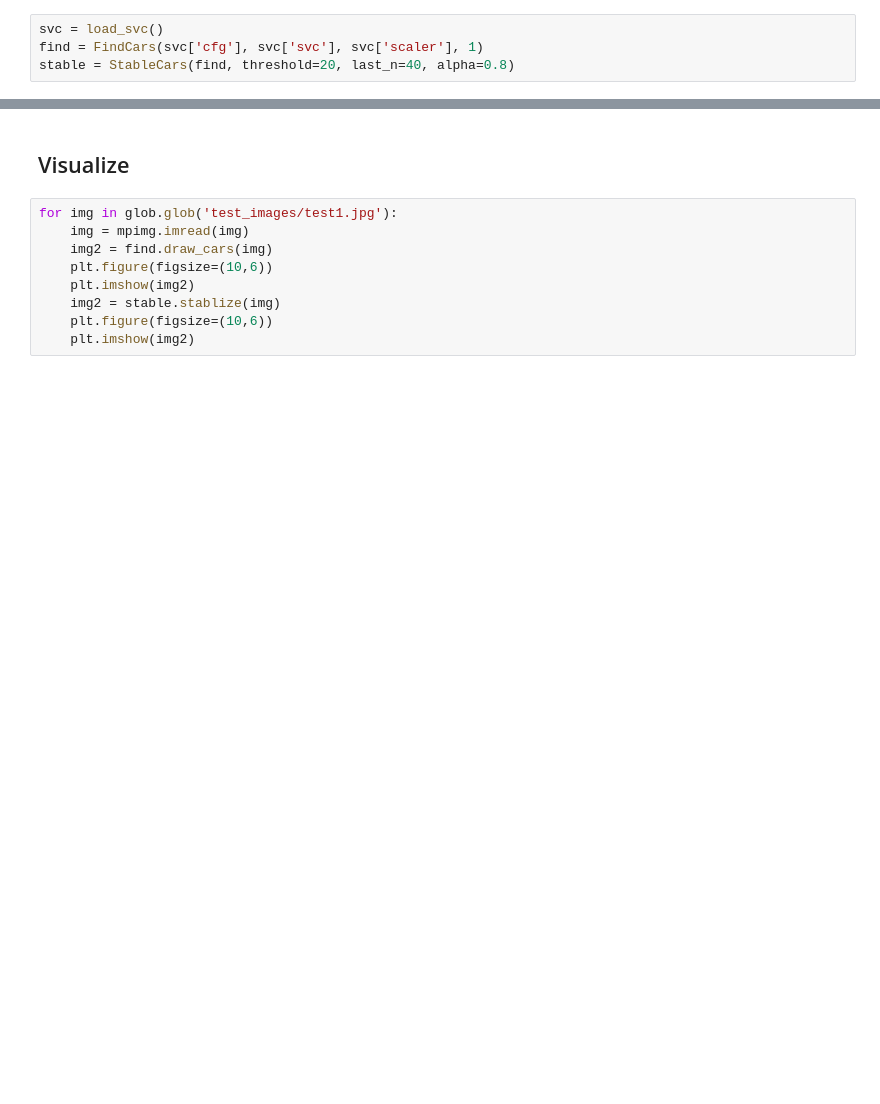
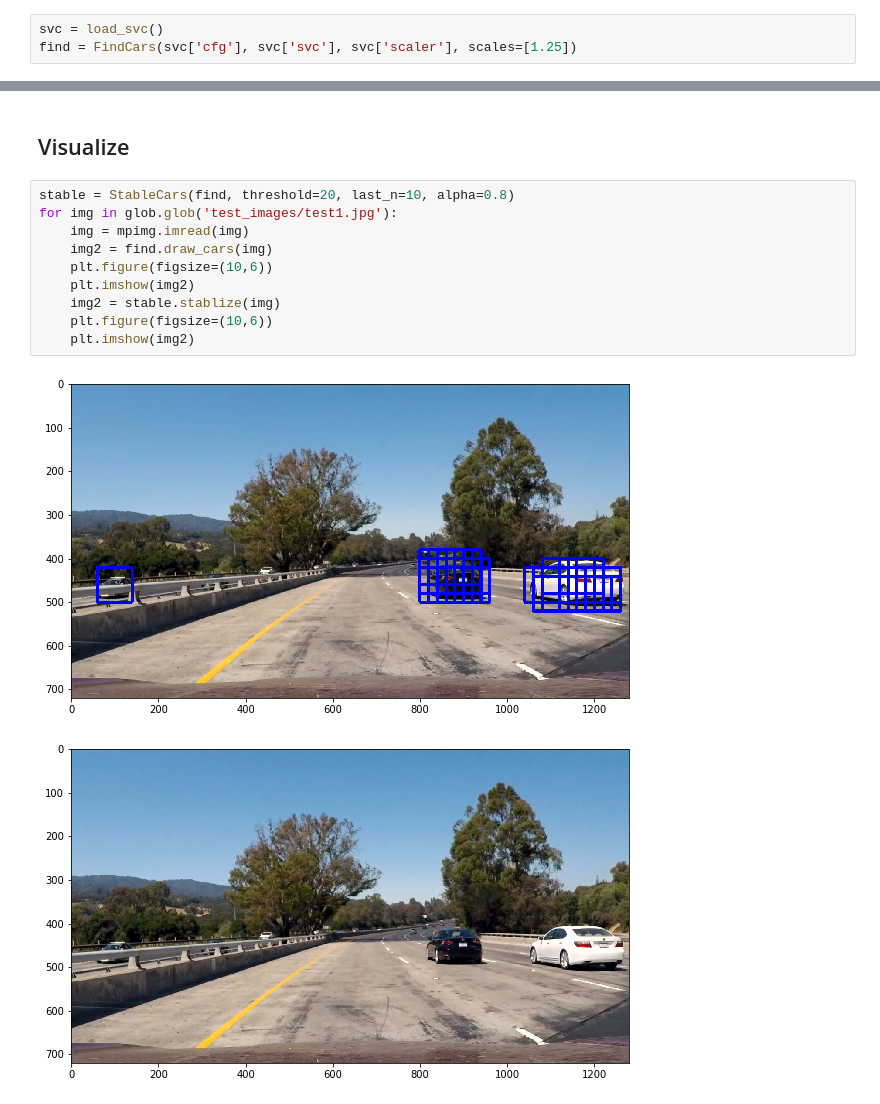
Before and after one commit to lake4790k/CarND-Vehicle-Detection, a Jupyter notebook: Main.ipynb, the cells around one changed output, grey strips where cells are left out. Drawn from its saved outputs; the diff is of its cells as text; blank space fills up the shorter version.

```diff
--- a/Main.ipynb
+++ b/Main.ipynb
@@ -27,5 +27,4 @@ train.train(car_features, noncar_features)
 ## Process video
 # %%
 svc = load_svc()
-find = FindCars(svc['cfg'], svc['svc'], svc['scaler'], 1)
-stable = StableCars(find, threshold=20, last_n=40, alpha=0.8)
+find = FindCars(svc['cfg'], svc['svc'], svc['scaler'], scales=[1.25])
@@ -40,11 +52,15 @@ processed.write_videofile('processed_video.mp4', audio=False)
 # %% [markdown]
 ## Visualize
 # %%
+stable = StableCars(find, threshold=20, last_n=10, alpha=0.8)
 for img in glob.glob('test_images/test1.jpg'):
     img = mpimg.imread(img)
     img2 = find.draw_cars(img)
     plt.figure(figsize=(10,6))
     plt.imshow(img2)
     img2 = stable.stablize(img)
     plt.figure(figsize=(10,6))
     plt.imshow(img2)
+# %% [output]
+[figure, added]
+[figure, added]
```
Also changed, not shown: parts of 3 cells of this notebook.
